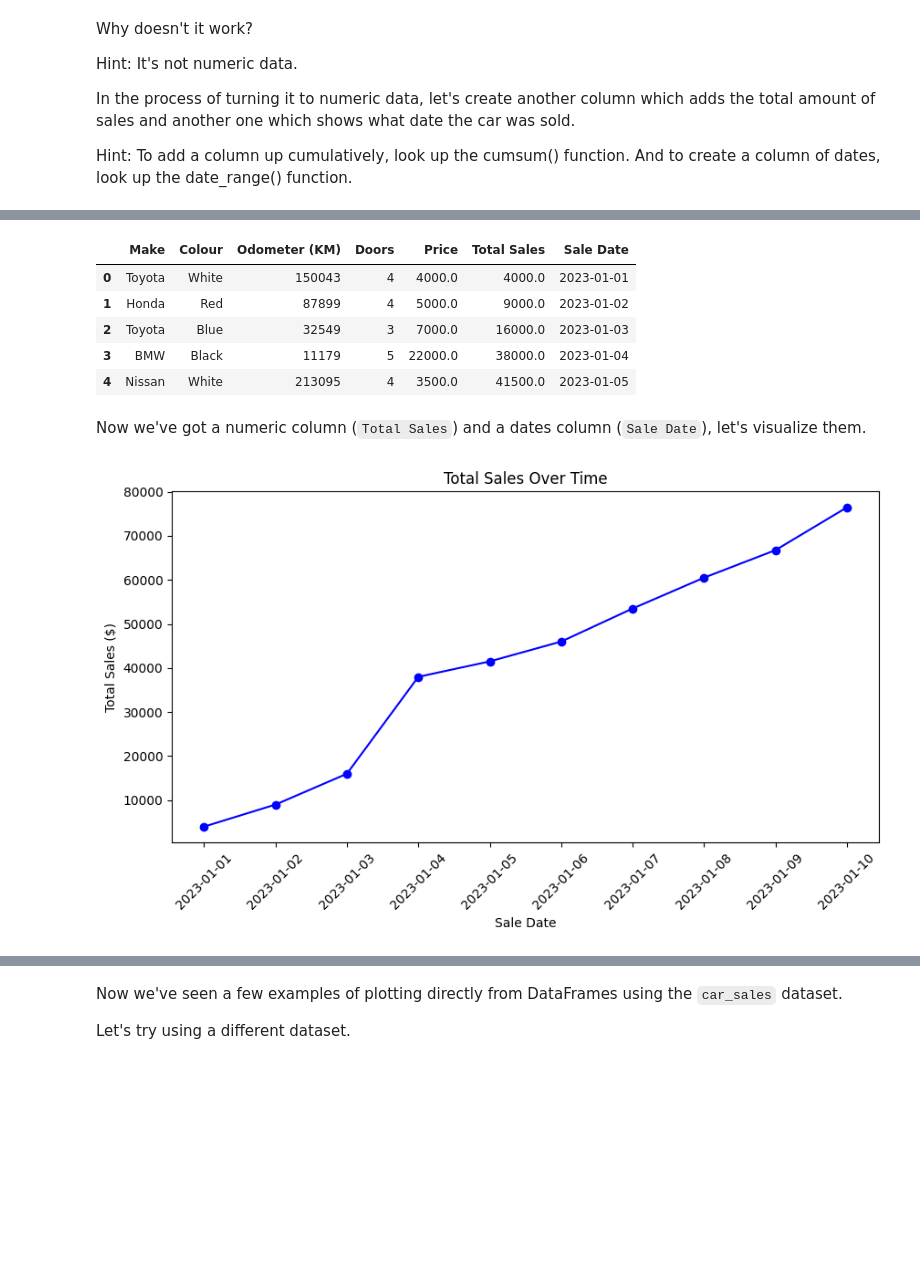
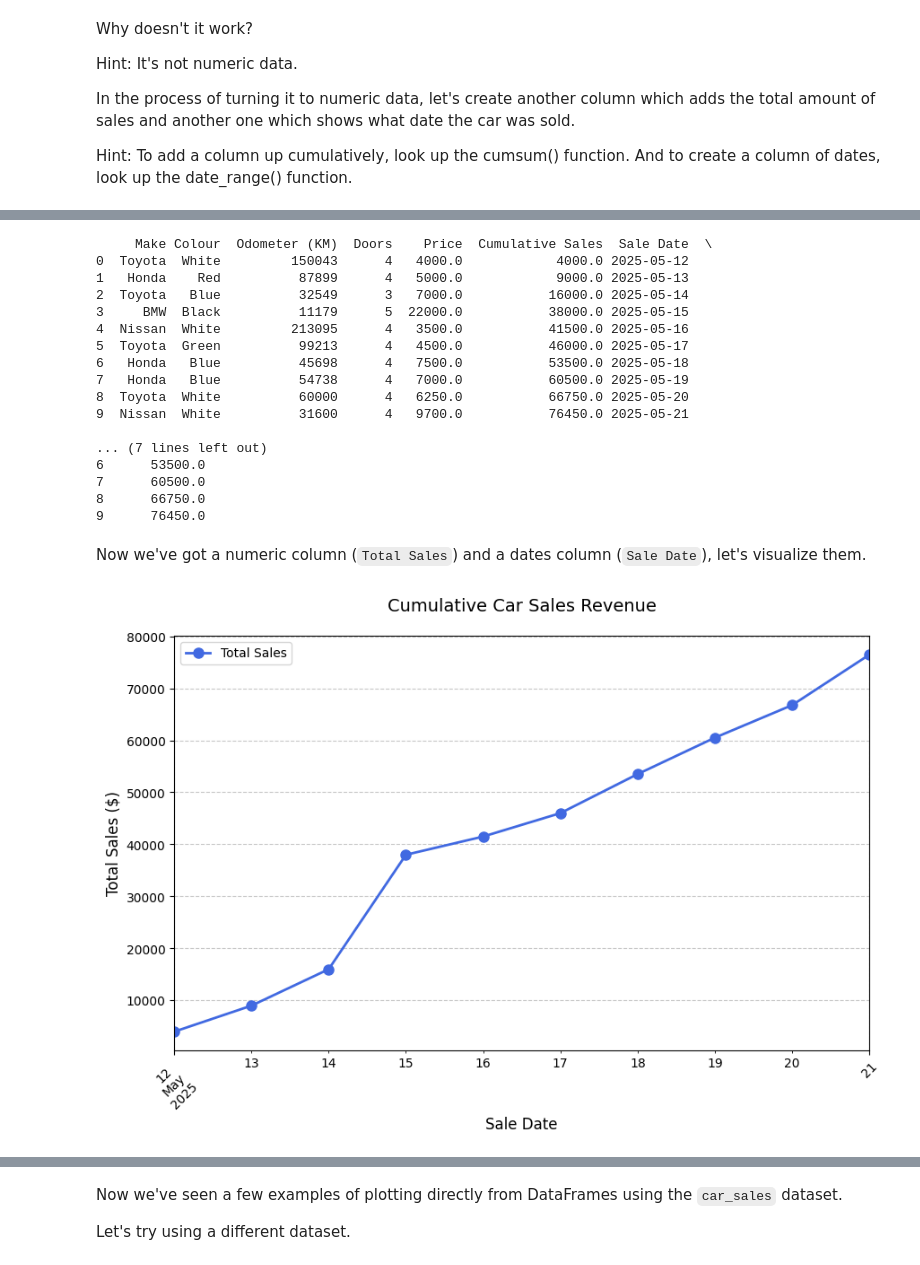
Before and after one commit to 2mlashraf/zag-_Eng-AI, a Jupyter notebook: Matplotlib_Task.ipynb, the cells around one changed output, grey strips where cells are left out. Drawn from its saved outputs; the diff is of its cells as text; code cells hidden in the pictures; blank space fills up the shorter version.

```diff
--- a/Matplotlib_Task.ipynb
+++ b/Matplotlib_Task.ipynb
@@ -3,7 +7,6 @@
 # %%
-#import pandas as pd
-import pandas as pd
-car_sales = pd.read_csv("/car-sales.csv")
+# Import the 'data/car-sales.csv' into a DataFame called car_sales and view
+car_sales = pd.read_csv("car-sales.csv")
 car_sales.head()
 # %% [output]
 |  | Make | Colour | Odometer (KM) | Doors | Price |
@@ -12,10 +15,3 @@ car_sales.head()
 | 2 | Toyota | Blue | 32549 | 3 | $7,000.00 |
 | 3 | BMW | Black | 11179 | 5 | $22,000.00 |
 | 4 | Nissan | White | 213095 | 4 | $3,500.00 |
-# %%
-# Import the 'data/car-sales.csv' into a DataFame called car_sales and view
-# Convert "Price" column to numeric format
-car_sales["Price"] = car_sales["Price"].replace('[\$,]', '', regex=True).astype(float)
-
-# Display updated dataset
-car_sales.head()
@@ -64,37 +44,59 @@ car_sales.head()
 # %%
 # Add a column called 'Total Sales' to car_sales which cumulatively adds the 'Price' column
-car_sales["Total Sales"] = car_sales["Price"].cumsum()
+car_sales['Total Sales'] = car_sales['Price'].cumsum()
 
 # Add a column called 'Sale Date' which lists a series of successive dates starting from today (your today)
-import pandas as pd
-car_sales["Sale Date"] = pd.date_range(start="2023-01-01", periods=len(car_sales), freq="D")
+car_sales['Sale Date'] = pd.date_range(start='2025-05-12', periods=len(car_sales), freq='D')
+
 
 # View the car_sales DataFrame
-car_sales.head()
+print(car_sales)
 # %% [output]
-|  | Make | Colour | Odometer (KM) | Doors | Price | Total Sales | Sale Date |
-| 0 | Toyota | White | 150043 | 4 | 4000.0 | 4000.0 | 2023-01-01 |
-| 1 | Honda | Red | 87899 | 4 | 5000.0 | 9000.0 | 2023-01-02 |
-| 2 | Toyota | Blue | 32549 | 3 | 7000.0 | 16000.0 | 2023-01-03 |
-| 3 | BMW | Black | 11179 | 5 | 22000.0 | 38000.0 | 2023-01-04 |
-| 4 | Nissan | White | 213095 | 4 | 3500.0 | 41500.0 | 2023-01-05 |
+     Make Colour  Odometer (KM)  Doors    Price  Cumulative Sales  Sale Date  \
+0  Toyota  White         150043      4   4000.0            4000.0 2025-05-12
+1   Honda    Red          87899      4   5000.0            9000.0 2025-05-13
+2  Toyota   Blue          32549      3   7000.0           16000.0 2025-05-14
+3     BMW  Black          11179      5  22000.0           38000.0 2025-05-15
+4  Nissan  White         213095      4   3500.0           41500.0 2025-05-16
+5  Toyota  Green          99213      4   4500.0           46000.0 2025-05-17
+6   Honda   Blue          45698      4   7500.0           53500.0 2025-05-18
+7   Honda   Blue          54738      4   7000.0           60500.0 2025-05-19
+8  Toyota  White          60000      4   6250.0           66750.0 2025-05-20
+9  Nissan  White          31600      4   9700.0           76450.0 2025-05-21
+
+... (7 lines left out)
+6      53500.0
+7      60500.0
+8      66750.0
+9      76450.0
 # %% [markdown]
 Now we've got a numeric column (`Total Sales`) and a dates column (`Sale Date`), let's visualize them.
 # %%
 # Use the plot() function to plot the 'Sale Date' column versus the 'Total Sales' column
-import matplotlib.pyplot as plt
 
-plt.figure(figsize=(10,5))
-plt.plot(car_sales["Sale Date"], car_sales["Total Sales"], marker="o", linestyle="-", color="b")
+plt.figure(figsize=(10, 6))
 
-plt.xlabel("Sale Date")
-plt.ylabel("Total Sales ($)")
-plt.title("Total Sales Over Time")
+car_sales.plot(
+    x='Sale Date',
+    y='Total Sales',
+    kind='line',
+    marker='o',
+    linestyle='-',
+    color='royalblue',
+    linewidth=2,
+    markersize=8,
+    ax=plt.gca()
+)
+plt.title('Cumulative Car Sales Revenue', fontsize=14, pad=20)
+plt.xlabel('Sale Date', fontsize=12)
+plt.ylabel('Total Sales ($)', fontsize=12)
+plt.grid(True, linestyle='--', alpha=0.7)
 
+# Rotate x-axis labels
+plt.xticks(rotation=45)
 
-plt.xticks(rotation=45)  # Rotate date labels for better readability
 plt.show()
 # %% [output]
-[figure, old version]
+[figure, new version]
 # %%
 # Convert the 'Price' column to the integers
```
Also changed, not shown: parts of 26 cells of this notebook, 4 other files.
